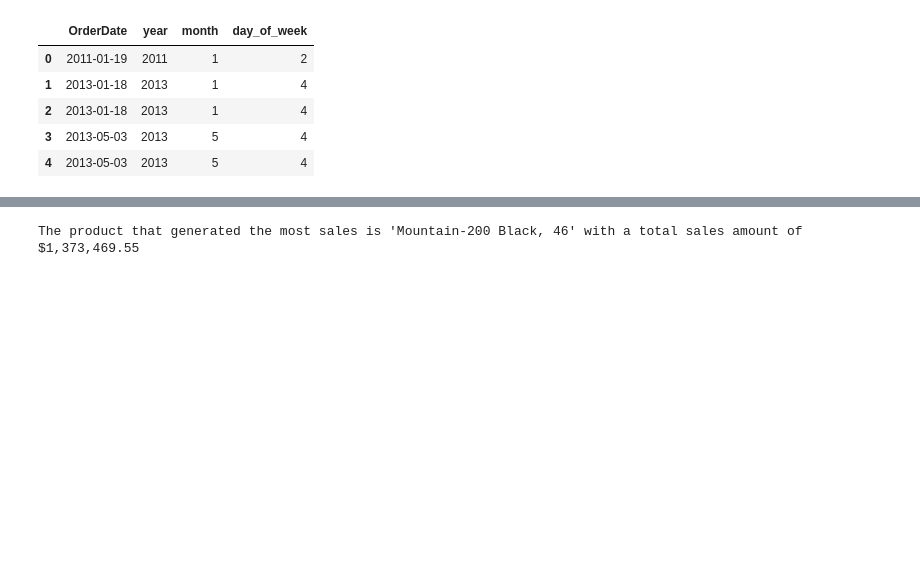
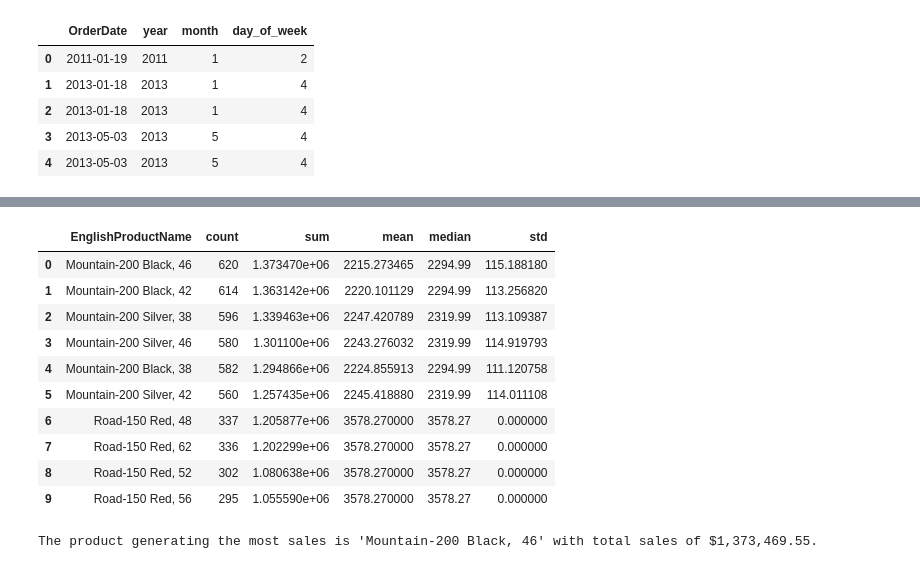
Before and after one commit to Tuanyatuanya/MSSP607, a Jupyter notebook: Participation_Week_08_Activity.ipynb, the cells around one changed output, grey strips where cells are left out. Saved outputs shown, nothing was run; the diff lists cells and outputs as text; code cells hidden in the pictures; blank space fills up the shorter version.

```diff
--- a/Participation_Week_08_Activity.ipynb
+++ b/Participation_Week_08_Activity.ipynb
@@ -114,8 +115,27 @@ display(forecast[['ds', 'yhat', 'yhat_lower', 'yhat_upper']].tail())
 # %%
-product_sales = df.groupby('EnglishProductName')['SalesAmount'].sum()
-most_selling_product = product_sales.idxmax()
-max_sales_amount = product_sales.max()
+product_sales = (
+    df.groupby('EnglishProductName')['SalesAmount']
+      .agg(['count', 'sum', 'mean', 'median', 'std'])
+      .sort_values(by='sum', ascending=False)
+      .reset_index()
+)
 
-print(f"The product that generated the most sales is '{most_selling_product}' with a total sales amount of ${max_sales_amount:,.2f}")
+top_products = product_sales.head(10)
+display(top_products)
+
+best_product = top_products.iloc[0]
+print(f"The product generating the most sales is '{best_product['EnglishProductName']}' "
+      f"with total sales of ${best_product['sum']:,.2f}.")
 # %% [output]
+|  | EnglishProductName | count | sum | mean | median | std |
+| 0 | Mountain-200 Black, 46 | 620 | 1.373470e+06 | 2215.273465 | 2294.99 | 115.188180 |
+| 1 | Mountain-200 Black, 42 | 614 | 1.363142e+06 | 2220.101129 | 2294.99 | 113.256820 |
+| 2 | Mountain-200 Silver, 38 | 596 | 1.339463e+06 | 2247.420789 | 2319.99 | 113.109387 |
+| 3 | Mountain-200 Silver, 46 | 580 | 1.301100e+06 | 2243.276032 | 2319.99 | 114.919793 |
+| 4 | Mountain-200 Black, 38 | 582 | 1.294866e+06 | 2224.855913 | 2294.99 | 111.120758 |
+| 5 | Mountain-200 Silver, 42 | 560 | 1.257435e+06 | 2245.418880 | 2319.99 | 114.011108 |
+| 6 | Road-150 Red, 48 | 337 | 1.205877e+06 | 3578.270000 | 3578.27 | 0.000000 |
+| 7 | Road-150 Red, 62 | 336 | 1.202299e+06 | 3578.270000 | 3578.27 | 0.000000 |
+| 8 | Road-150 Red, 52 | 302 | 1.080638e+06 | 3578.270000 | 3578.27 | 0.000000 |
+| 9 | Road-150 Red, 56 | 295 | 1.055590e+06 | 3578.270000 | 3578.27 | 0.000000 |
-The product that generated the most sales is 'Mountain-200 Black, 46' with a total sales amount of $1,373,469.55
+The product generating the most sales is 'Mountain-200 Black, 46' with total sales of $1,373,469.55.
```
Also changed, not shown: parts of 13 cells of this notebook.
